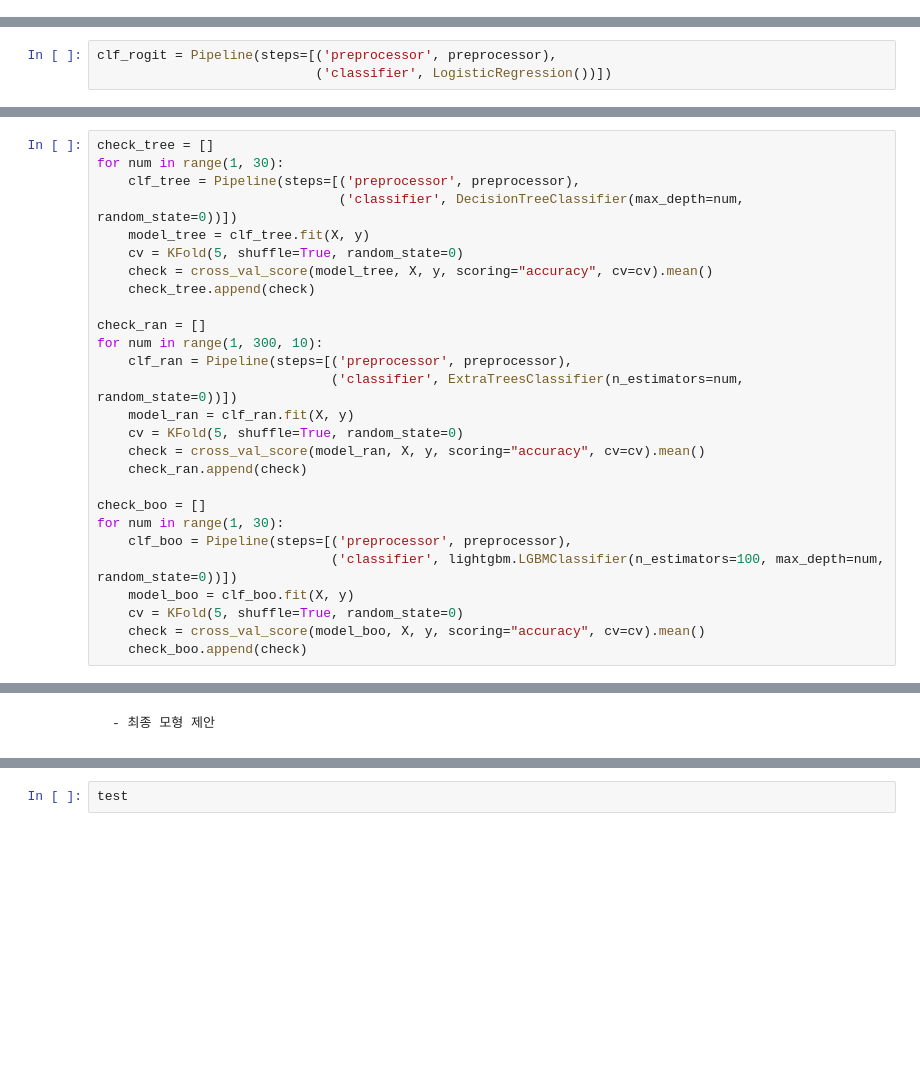
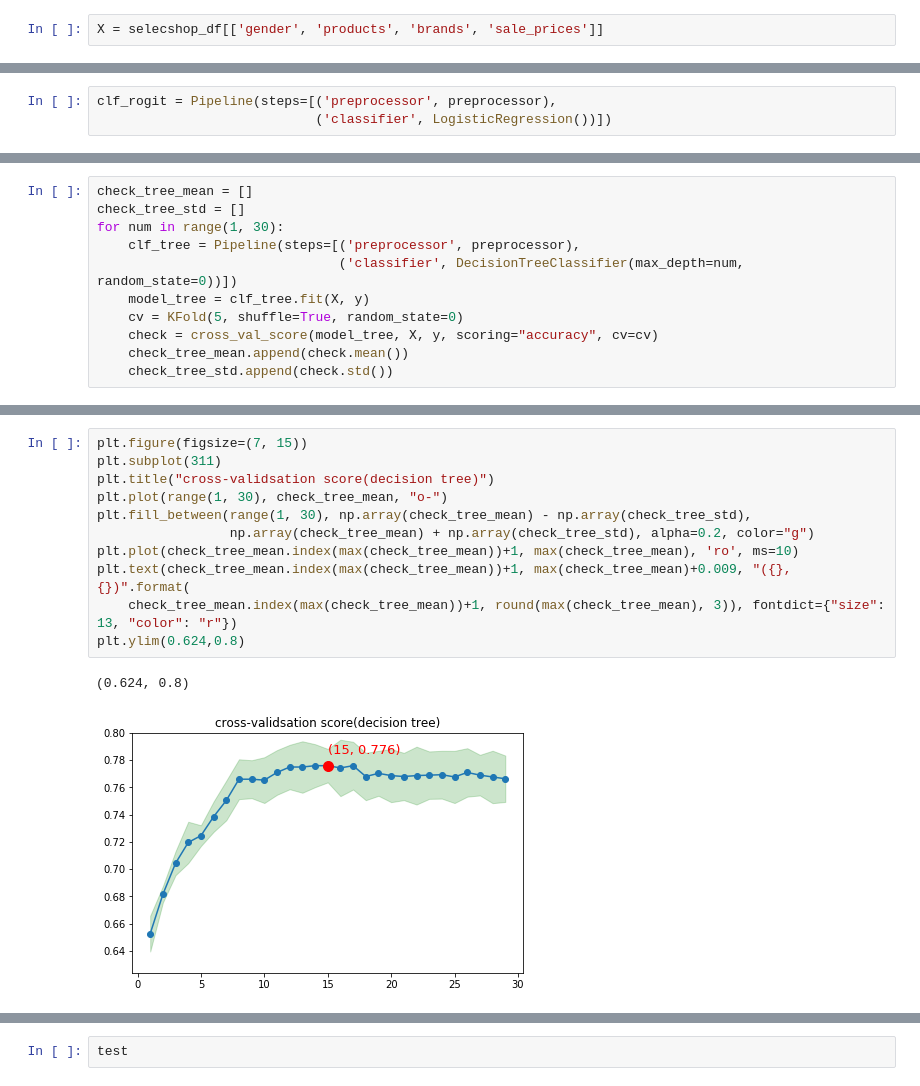
Before and after one commit to trhgu/recommendation_fashion_retail_shop, a Jupyter notebook: pre_research_analyse.ipynb, the cells around one changed output, grey strips where cells are left out. Cells and saved outputs as stored; diff of their text form; blank space fills up the shorter version.

Commit message:
Update format

```diff
--- a/pre_research_analyse.ipynb
+++ b/pre_research_analyse.ipynb
@@ -132,0 +187,2 @@ y = wconcept_df["stars"]
+# %%
+X = selecshop_df[['gender', 'products', 'brands', 'sale_prices']]
@@ -165,27 +228,11 @@ $\displaystyle 0.7813081392156217$
 # %%
-check_tree = []
+check_tree_mean = []
+check_tree_std = []
 for num in range(1, 30):
     clf_tree = Pipeline(steps=[('preprocessor', preprocessor),
                                ('classifier', DecisionTreeClassifier(max_depth=num, random_state=0))])
     model_tree = clf_tree.fit(X, y)
     cv = KFold(5, shuffle=True, random_state=0)
-    check = cross_val_score(model_tree, X, y, scoring="accuracy", cv=cv).mean()
-    check_tree.append(check)
-
-check_ran = []
-for num in range(1, 300, 10):
-    clf_ran = Pipeline(steps=[('preprocessor', preprocessor),
-                              ('classifier', ExtraTreesClassifier(n_estimators=num, random_state=0))])
-    model_ran = clf_ran.fit(X, y)
-    cv = KFold(5, shuffle=True, random_state=0)
-    check = cross_val_score(model_ran, X, y, scoring="accuracy", cv=cv).mean()
-    check_ran.append(check)
-
-check_boo = []
-for num in range(1, 30):
-    clf_boo = Pipeline(steps=[('preprocessor', preprocessor),
-                              ('classifier', lightgbm.LGBMClassifier(n_estimators=100, max_depth=num, random_state=0))])
-    model_boo = clf_boo.fit(X, y)
-    cv = KFold(5, shuffle=True, random_state=0)
-    check = cross_val_score(model_boo, X, y, scoring="accuracy", cv=cv).mean()
-    check_boo.append(check)
+    check = cross_val_score(model_tree, X, y, scoring="accuracy", cv=cv)
+    check_tree_mean.append(check.mean())
+    check_tree_std.append(check.std())
@@ -221,2 +239,14 @@ plt.show
-# %% [markdown]
-    - 최종 모형 제안
+# %%
+plt.figure(figsize=(7, 15))
+plt.subplot(311)
+plt.title("cross-validsation score(decision tree)")
+plt.plot(range(1, 30), check_tree_mean, "o-")
+plt.fill_between(range(1, 30), np.array(check_tree_mean) - np.array(check_tree_std),
+                 np.array(check_tree_mean) + np.array(check_tree_std), alpha=0.2, color="g")
+plt.plot(check_tree_mean.index(max(check_tree_mean))+1, max(check_tree_mean), 'ro', ms=10)
+plt.text(check_tree_mean.index(max(check_tree_mean))+1, max(check_tree_mean)+0.009, "({}, {})".format(
+    check_tree_mean.index(max(check_tree_mean))+1, round(max(check_tree_mean), 3)), fontdict={"size": 13, "color": "r"})
+plt.ylim(0.624,0.8)
+# %% [output]
+(0.624, 0.8)
+[figure, added]
```
Also changed, not shown: parts of 104 cells of this notebook.
